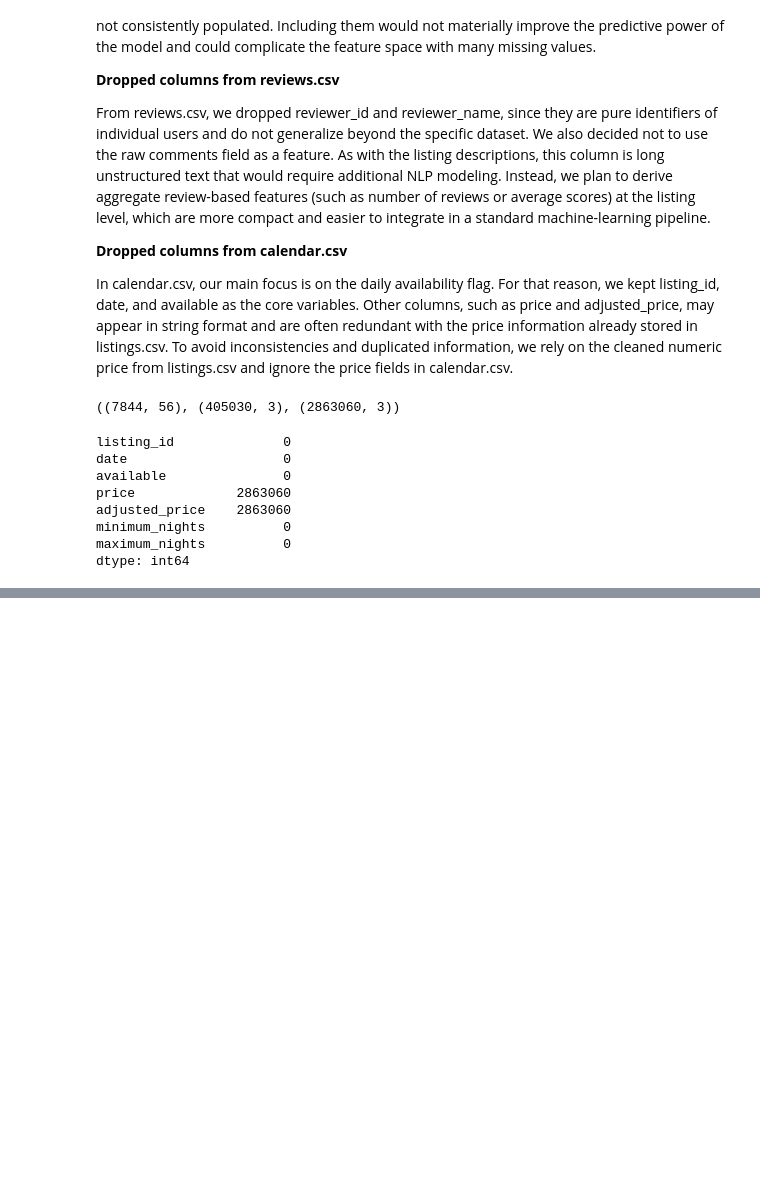
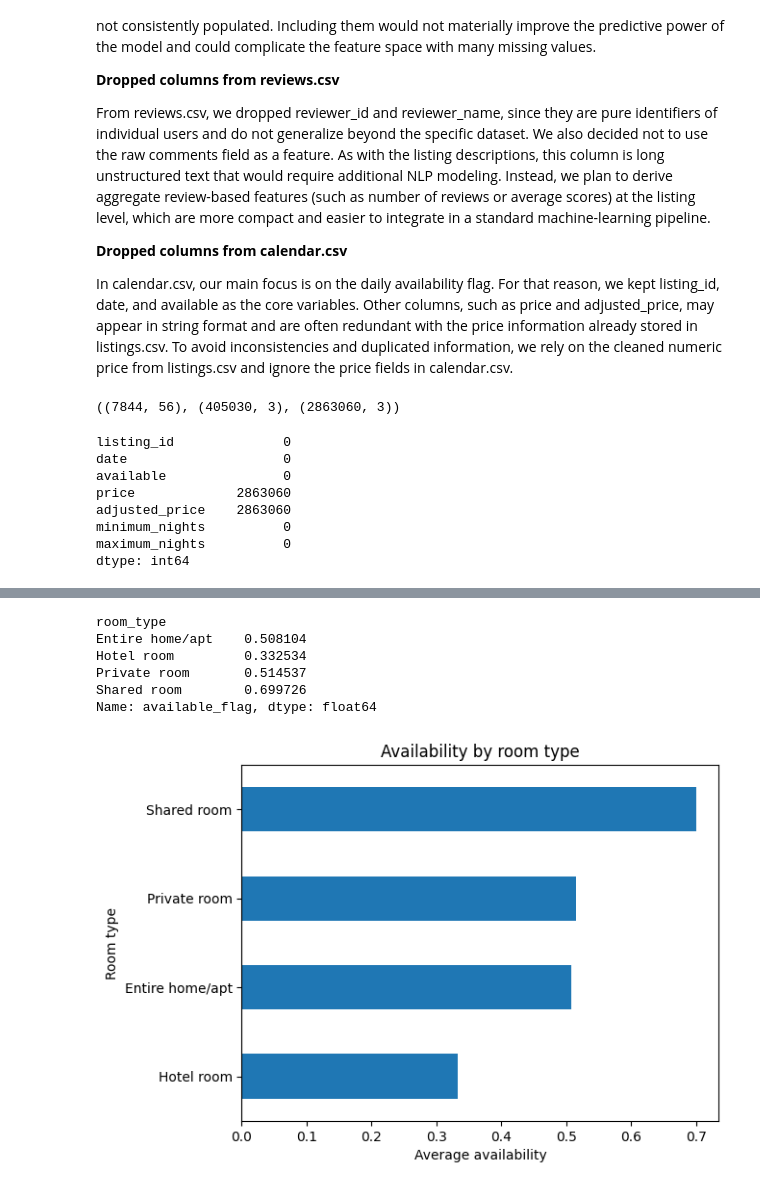
Before and after one commit to MateoBarredaR/hackaton1, a Jupyter notebook: kika.ipynb, the cells around one changed output, grey strips where cells are left out. Saved outputs shown, nothing was run; the diff lists cells and outputs as text; code cells hidden in the pictures; blank space fills up the shorter version.

```diff
--- a/kika.ipynb
+++ b/kika.ipynb
@@ -189,0 +407,21 @@ dtype: int64
+# %%
+## Room type vs availability
+
+if "room_type" in base_df.columns:
+    availability_by_room_type = base_df.groupby("room_type")["available_flag"].mean()
+    print(availability_by_room_type)
+
+    plt.figure()
+    availability_by_room_type.sort_values().plot(kind="barh")
+    plt.xlabel("Average availability")
+    plt.ylabel("Room type")
+    plt.title("Availability by room type")
+    plt.show()
+# %% [output]
+room_type
+Entire home/apt    0.508104
+Hotel room         0.332534
+Private room       0.514537
+Shared room        0.699726
+Name: available_flag, dtype: float64
+[figure, added]
```
Also changed, not shown: parts of 11 cells of this notebook.
